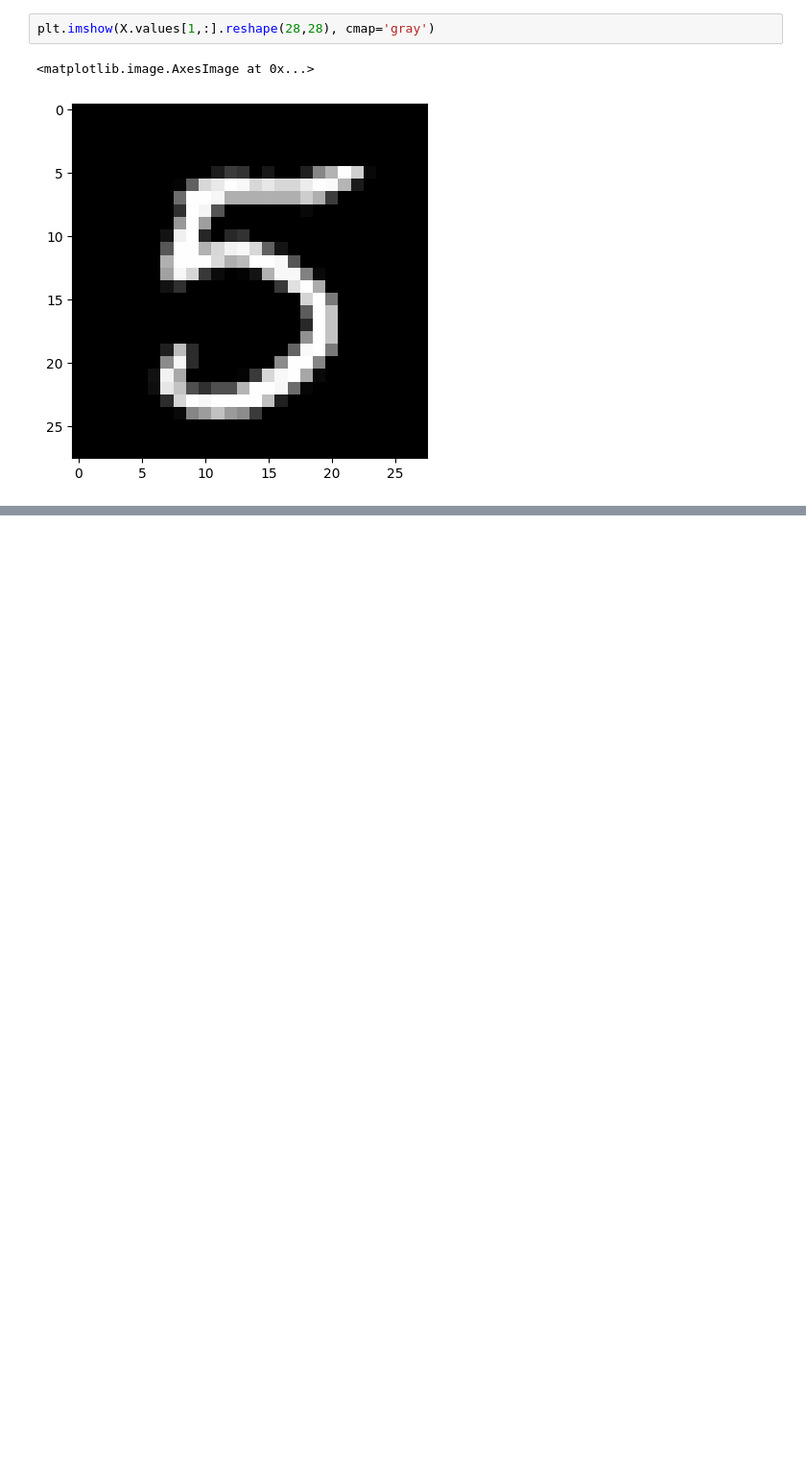
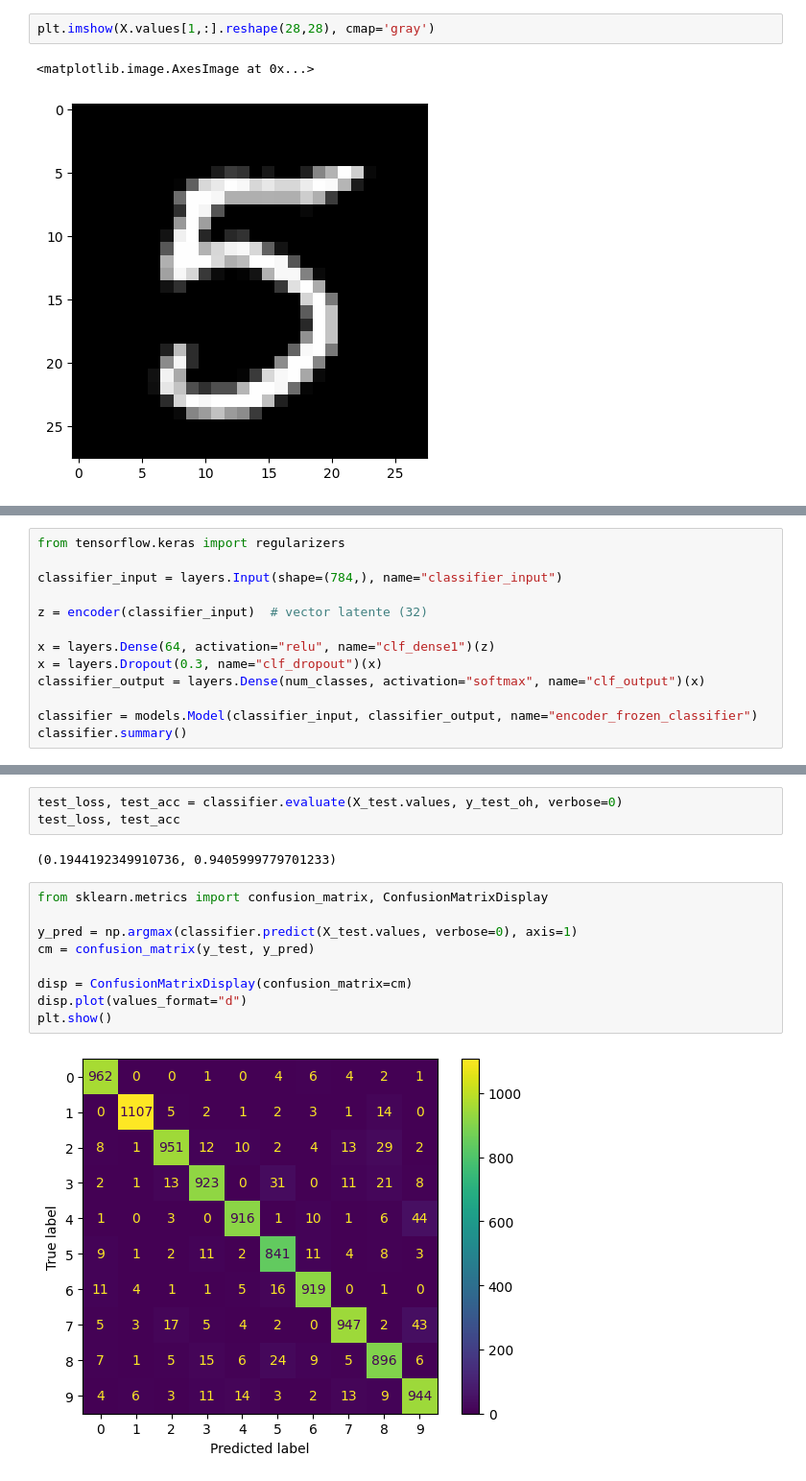
Before and after one commit to fedemoranf-alt/Curso-Redes-Neuronales---MSCIA---Moran-2026, a Jupyter notebook: Autoencoder_varianza.ipynb, the cells around one changed output, grey strips where cells are left out. Shown at 96% size. Drawn from its saved outputs; the diff is of its cells as text; blank space fills up the shorter version.

```diff
--- a/Autoencoder_varianza.ipynb
+++ b/Autoencoder_varianza.ipynb
@@ -151,0 +191,13 @@ plt.imshow(X.values[1,:].reshape(28,28), cmap='gray')
+# %%
+from tensorflow.keras import regularizers
+
+classifier_input = layers.Input(shape=(784,), name="classifier_input")
+
+z = encoder(classifier_input)  # vector latente (32)
+
+x = layers.Dense(64, activation="relu", name="clf_dense1")(z)
+x = layers.Dropout(0.3, name="clf_dropout")(x)
+classifier_output = layers.Dense(num_classes, activation="softmax", name="clf_output")(x)
+
+classifier = models.Model(classifier_input, classifier_output, name="encoder_frozen_classifier")
+classifier.summary()
@@ -151,0 +295,16 @@ plt.imshow(X.values[1,:].reshape(28,28), cmap='gray')
+# %%
+test_loss, test_acc = classifier.evaluate(X_test.values, y_test_oh, verbose=0)
+test_loss, test_acc
+# %% [output]
+(0.1944192349910736, 0.9405999779701233)
+# %%
+from sklearn.metrics import confusion_matrix, ConfusionMatrixDisplay
+
+y_pred = np.argmax(classifier.predict(X_test.values, verbose=0), axis=1)
+cm = confusion_matrix(y_test, y_pred)
+
+disp = ConfusionMatrixDisplay(confusion_matrix=cm)
+disp.plot(values_format="d")
+plt.show()
+# %% [output]
+[figure, added]
```
Also changed, not shown: parts of 8 cells of this notebook.
